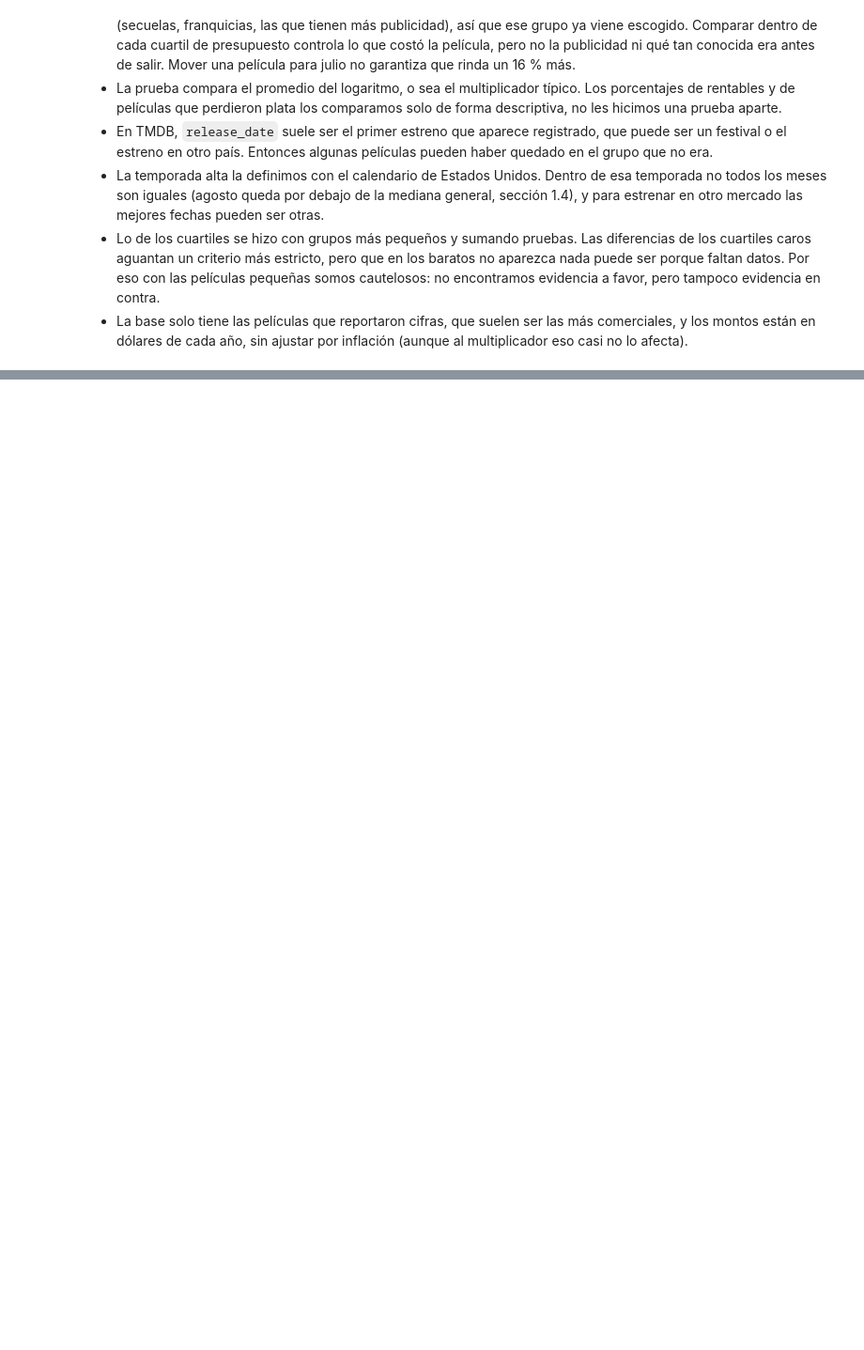
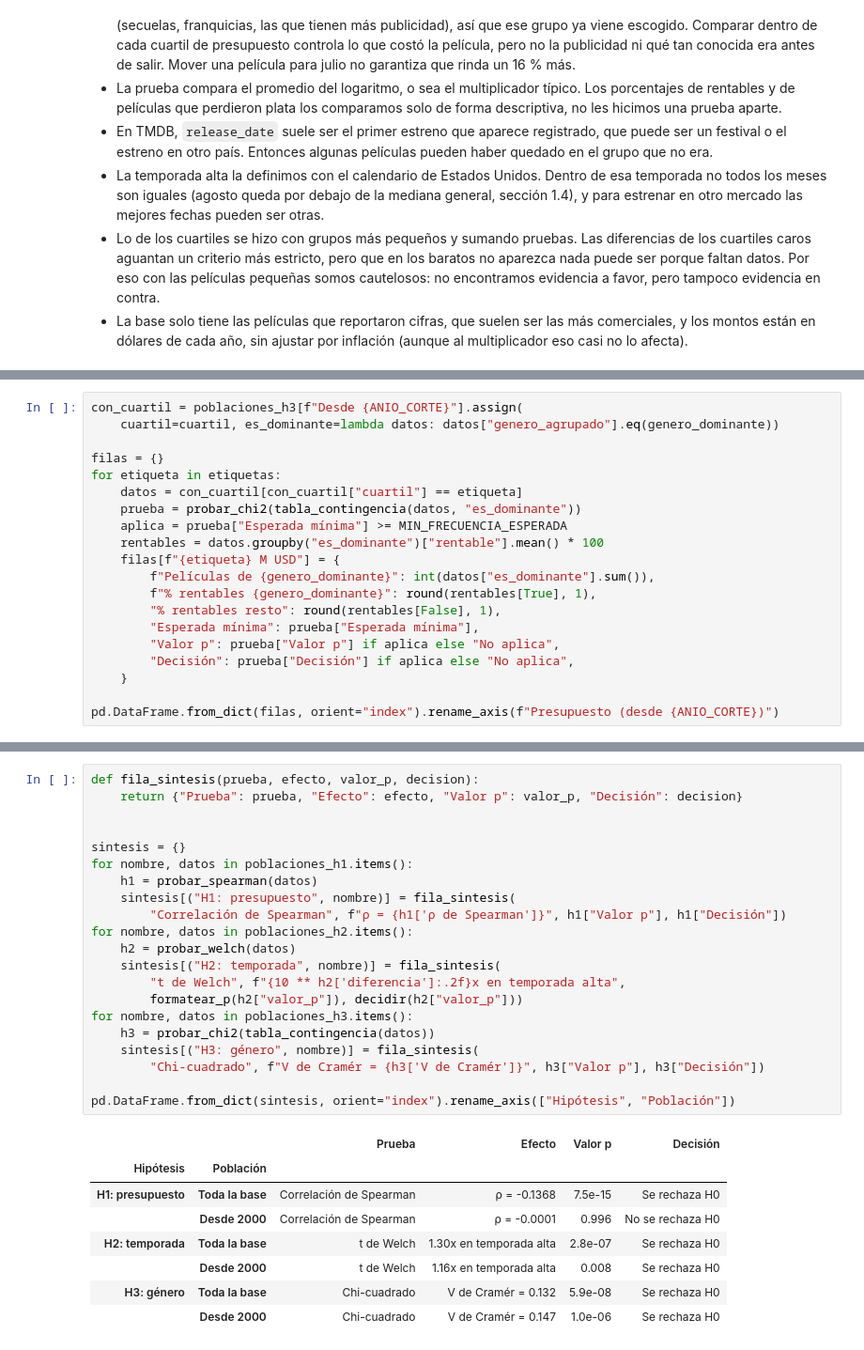
Before and after one commit to JulianHZ711/analisis-datos-evento-3, a Jupyter notebook: notebooks/03_hipotesis_pruebas.ipynb, the cells around one changed output, grey strips where cells are left out. Shown at 94% size. Drawn from its saved outputs; the diff is of its cells as text; blank space fills up the shorter version.

```diff
--- a/notebooks/03_hipotesis_pruebas.ipynb
+++ b/notebooks/03_hipotesis_pruebas.ipynb
@@ -893,0 +1045,20 @@ Como rechazamos H0, el error que podríamos estar cometiendo es el tipo I, o sea
+# %%
+con_cuartil = poblaciones_h3[f"Desde {ANIO_CORTE}"].assign(
+    cuartil=cuartil, es_dominante=lambda datos: datos["genero_agrupado"].eq(genero_dominante))
+
+filas = {}
+for etiqueta in etiquetas:
+    datos = con_cuartil[con_cuartil["cuartil"] == etiqueta]
+    prueba = probar_chi2(tabla_contingencia(datos, "es_dominante"))
+    aplica = prueba["Esperada mínima"] >= MIN_FRECUENCIA_ESPERADA
+    rentables = datos.groupby("es_dominante")["rentable"].mean() * 100
+    filas[f"{etiqueta} M USD"] = {
+        f"Películas de {genero_dominante}": int(datos["es_dominante"].sum()),
+        f"% rentables {genero_dominante}": round(rentables[True], 1),
+        "% rentables resto": round(rentables[False], 1),
+        "Esperada mínima": prueba["Esperada mínima"],
+        "Valor p": prueba["Valor p"] if aplica else "No aplica",
+        "Decisión": prueba["Decisión"] if aplica else "No aplica",
+    }
+
+pd.DataFrame.from_dict(filas, orient="index").rename_axis(f"Presupuesto (desde {ANIO_CORTE})")
@@ -893,0 +1103,30 @@ Como rechazamos H0, el error que podríamos estar cometiendo es el tipo I, o sea
+# %%
+def fila_sintesis(prueba, efecto, valor_p, decision):
+    return {"Prueba": prueba, "Efecto": efecto, "Valor p": valor_p, "Decisión": decision}
+
+
+sintesis = {}
+for nombre, datos in poblaciones_h1.items():
+    h1 = probar_spearman(datos)
+    sintesis[("H1: presupuesto", nombre)] = fila_sintesis(
+        "Correlación de Spearman", f"ρ = {h1['ρ de Spearman']}", h1["Valor p"], h1["Decisión"])
+for nombre, datos in poblaciones_h2.items():
+    h2 = probar_welch(datos)
+    sintesis[("H2: temporada", nombre)] = fila_sintesis(
+        "t de Welch", f"{10 ** h2['diferencia']:.2f}x en temporada alta",
+        formatear_p(h2["valor_p"]), decidir(h2["valor_p"]))
+for nombre, datos in poblaciones_h3.items():
+    h3 = probar_chi2(tabla_contingencia(datos))
+    sintesis[("H3: género", nombre)] = fila_sintesis(
+        "Chi-cuadrado", f"V de Cramér = {h3['V de Cramér']}", h3["Valor p"], h3["Decisión"])
+
+pd.DataFrame.from_dict(sintesis, orient="index").rename_axis(["Hipótesis", "Población"])
+# %% [output]
+|  |  | Prueba | Efecto | Valor p | Decisión |
+| Hipótesis | Población |  |  |  |  |
+| H1: presupuesto | Toda la base | Correlación de Spearman | ρ = -0.1368 | 7.5e-15 | Se rechaza H0 |
+|  | Desde 2000 | Correlación de Spearman | ρ = -0.0001 | 0.996 | No se rechaza H0 |
+| H2: temporada | Toda la base | t de Welch | 1.30x en temporada alta | 2.8e-07 | Se rechaza H0 |
+|  | Desde 2000 | t de Welch | 1.16x en temporada alta | 0.008 | Se rechaza H0 |
+| H3: género | Toda la base | Chi-cuadrado | V de Cramér = 0.132 | 5.9e-08 | Se rechaza H0 |
+|  | Desde 2000 | Chi-cuadrado | V de Cramér = 0.147 | 1.0e-06 | Se rechaza H0 |
```
Also changed, not shown: parts of 15 cells of this notebook.
